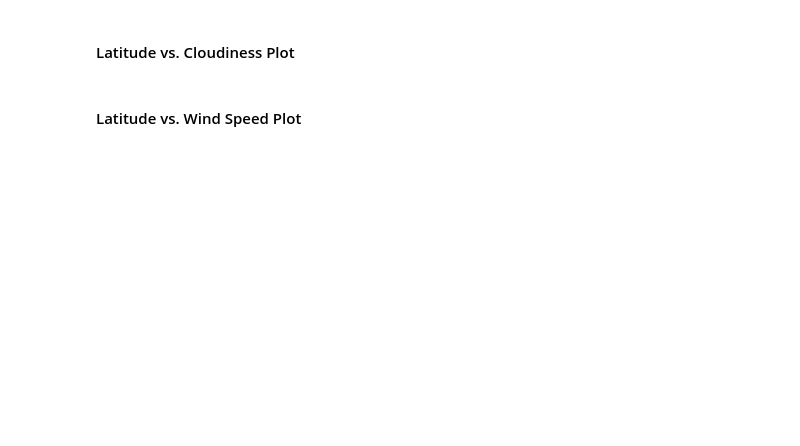
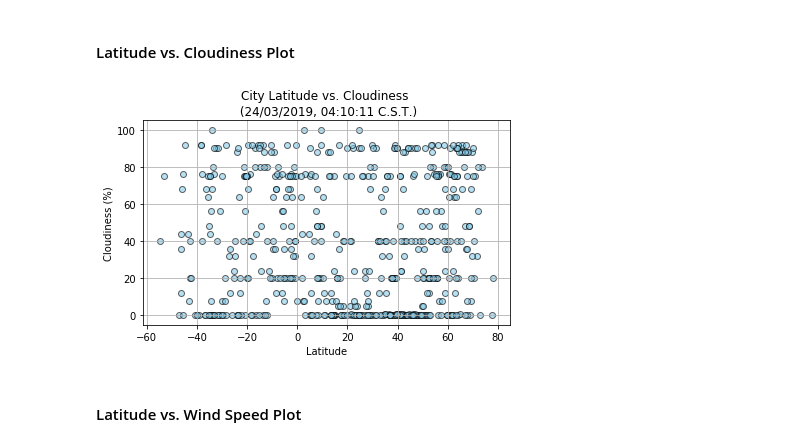
Before and after one commit to robeaseab/Weather-Map-API, a Jupyter notebook: WeatherPy.ipynb, the cells around one changed output. Saved outputs shown, nothing was run; the diff lists cells and outputs as text; code cells hidden in the pictures; blank space fills up the shorter version.

```diff
--- a/WeatherPy.ipynb
+++ b/WeatherPy.ipynb
@@ -250,4 +221,25 @@ plt.show()
 # %% [markdown]
 #### Latitude vs. Cloudiness Plot
+# %%
+plt.scatter(cities_df['Lat'],
+            cities_df['Cloudiness'],
+            marker="o", facecolors="skyblue", edgecolors="black",
+            alpha=.60)
+
+
+# Incorporate the other graph properties
+plt.title(f"City Latitude vs. Cloudiness \n ({Date})")
+plt.xlabel("Latitude")
+plt.ylabel("Cloudiness (%)")
+plt.tight_layout()
+plt.grid()
+
+
+
+# Save Figure
+plt.savefig("output_data/Weather_3_scatter_lat_v_cloudiness.png")
+plt.show()
+# %% [output]
+[figure, added]
 # %% [markdown]
 #### Latitude vs. Wind Speed Plot
```
Also changed, not shown: parts of 16 cells of this notebook, 5 other files.
